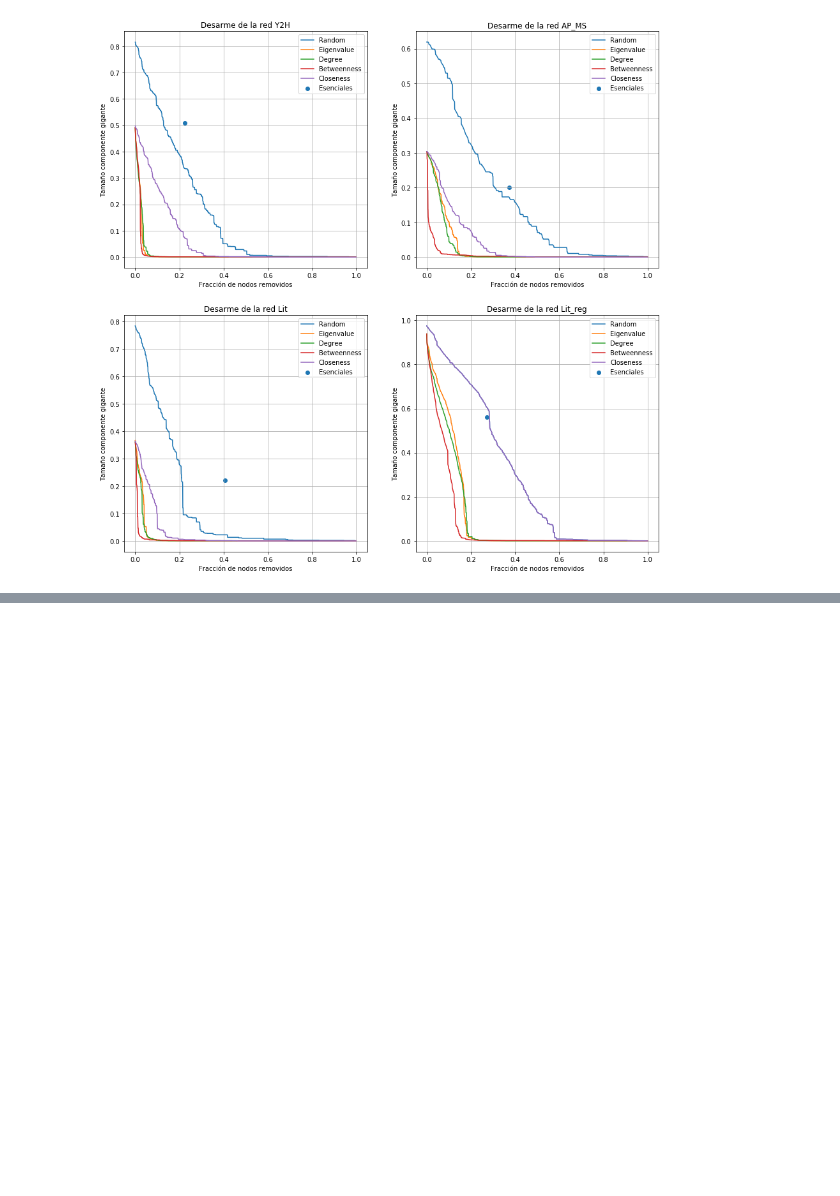
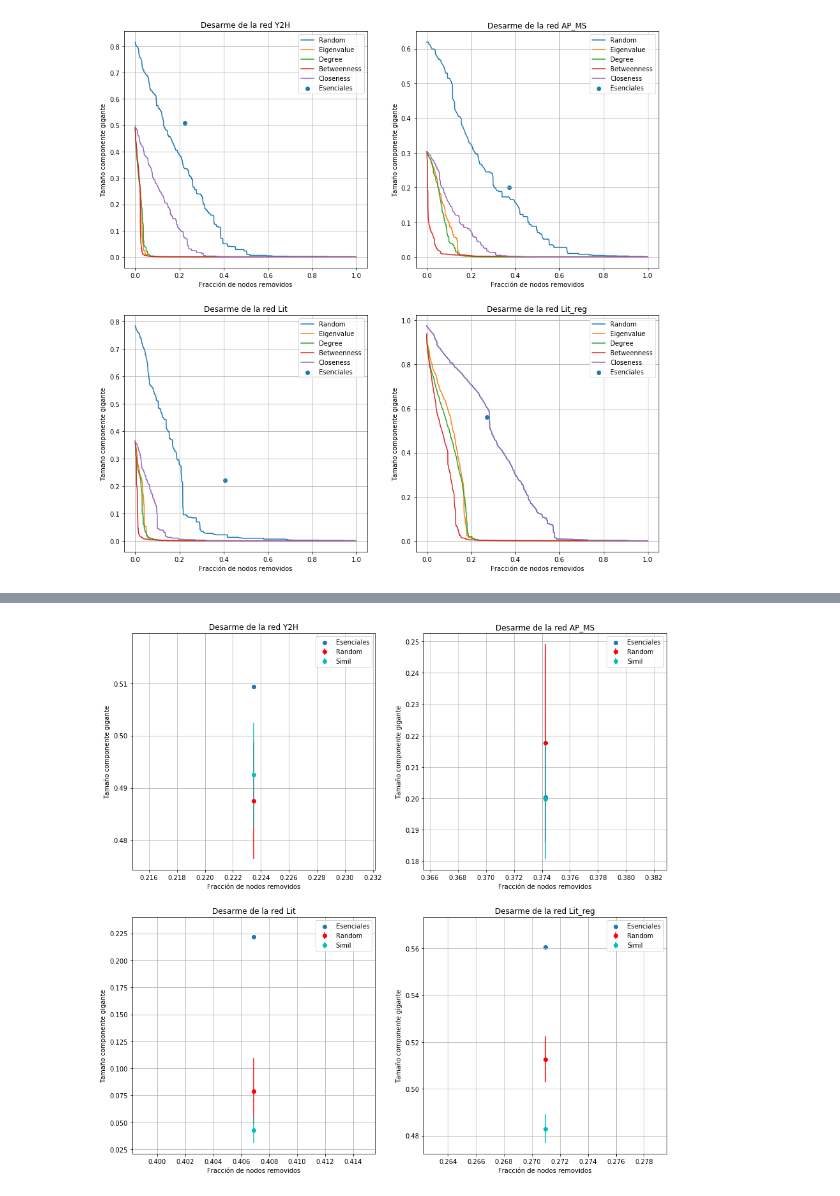
Before and after one commit to LunaKadysz/Redes, a Jupyter notebook: TPC_03/TPC_03-Copy1.ipynb, the cells around one changed output, grey strips where cells are left out. Cells and saved outputs as stored; diff of their text form; code cells hidden in the pictures; blank space fills up the shorter version.

Commit message:
Agrego tabla 3

```diff
--- a/TPC_03/TPC_03-Copy1.ipynb
+++ b/TPC_03/TPC_03-Copy1.ipynb
@@ -586,0 +662,42 @@ plt.show()
+# %%
+x_esen = {}
+y_esen = {}
+
+y_simil = {}
+simil_error = {}
+y_rand = {}
+rand_error = {}
+
+for red in redes_dict.keys():
+    y_simil[red] = np.array(cg_simil[red]).mean()
+    simil_error[red] = np.array(cg_simil[red]).std()
+
+    y_rand[red] = np.array(cg_rand[red]).mean()
+    rand_error[red] = np.array(cg_rand[red]).std()
+
+    grafo = redes_dict[red]["Grafo"]
+    esenciales_en_red = set(grafo.nodes()).intersection(lista_esenciales)
+    x_esen[red], y_esen[red] = sacar_esenciales(red, esenciales_en_red)
+# %%
+f, ax = plt.subplots(2, 2, figsize=(15,15))
+ax = ax.flatten()
+
+for i,red in enumerate(redes_dict.keys()):
+#esen
+    ax[i].scatter(x_esen[red], y_esen[red], label = 'Esenciales')
+
+#rand
+    ax[i].errorbar(x_esen[red], y_rand[red], yerr = rand_error[red], fmt = 'ro', label = 'Random')
+
+    ax[i].errorbar(x_esen[red], y_simil[red], yerr = simil_error[red], fmt = 'co', label = 'Simil')
+
+
+    ax[i].legend()
+    ax[i].set_title(f'Desarme de la red {red}')
+    ax[i].set_xlabel("Fracción de nodos removidos")
+    ax[i].set_ylabel("Tamaño componente gigante")
+    ax[i].grid()
+plt.savefig(f'tabla_3.png')
+plt.show()
+# %% [output]
+[figure, added]
```
Also changed, not shown: parts of 6 cells of this notebook.
